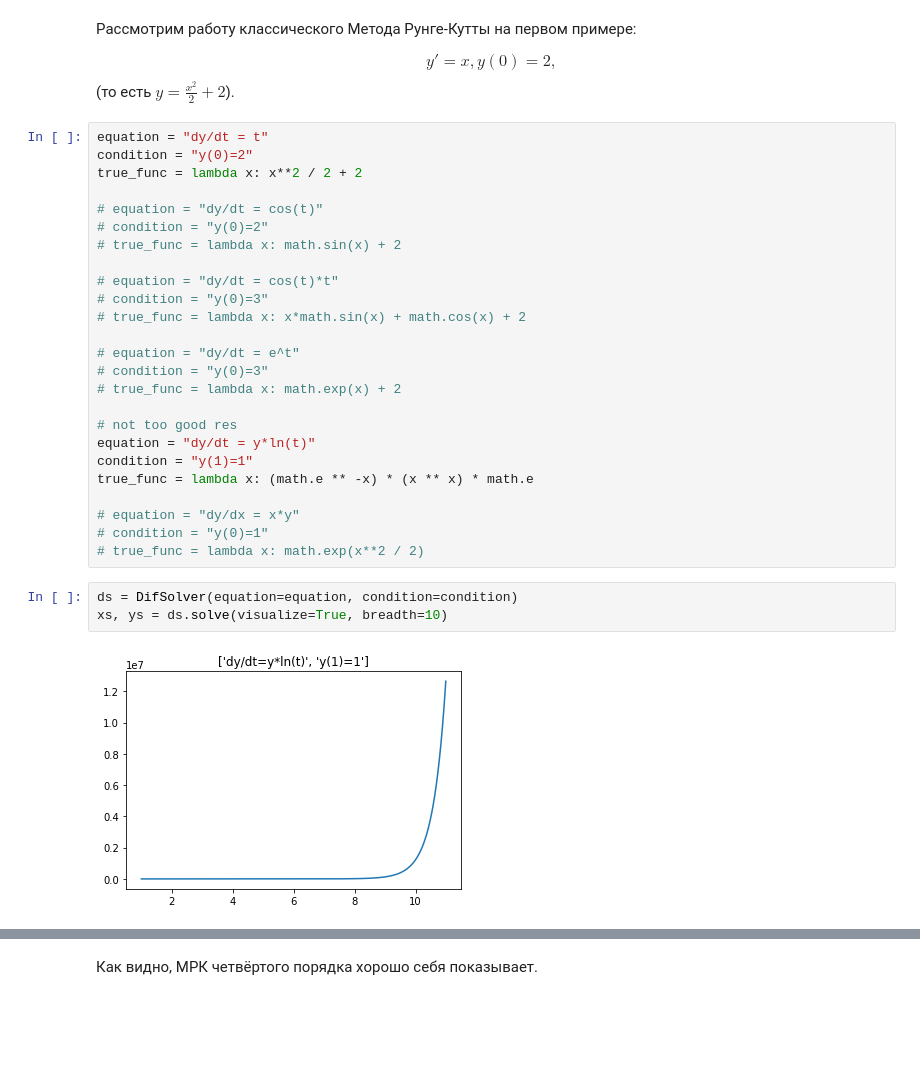
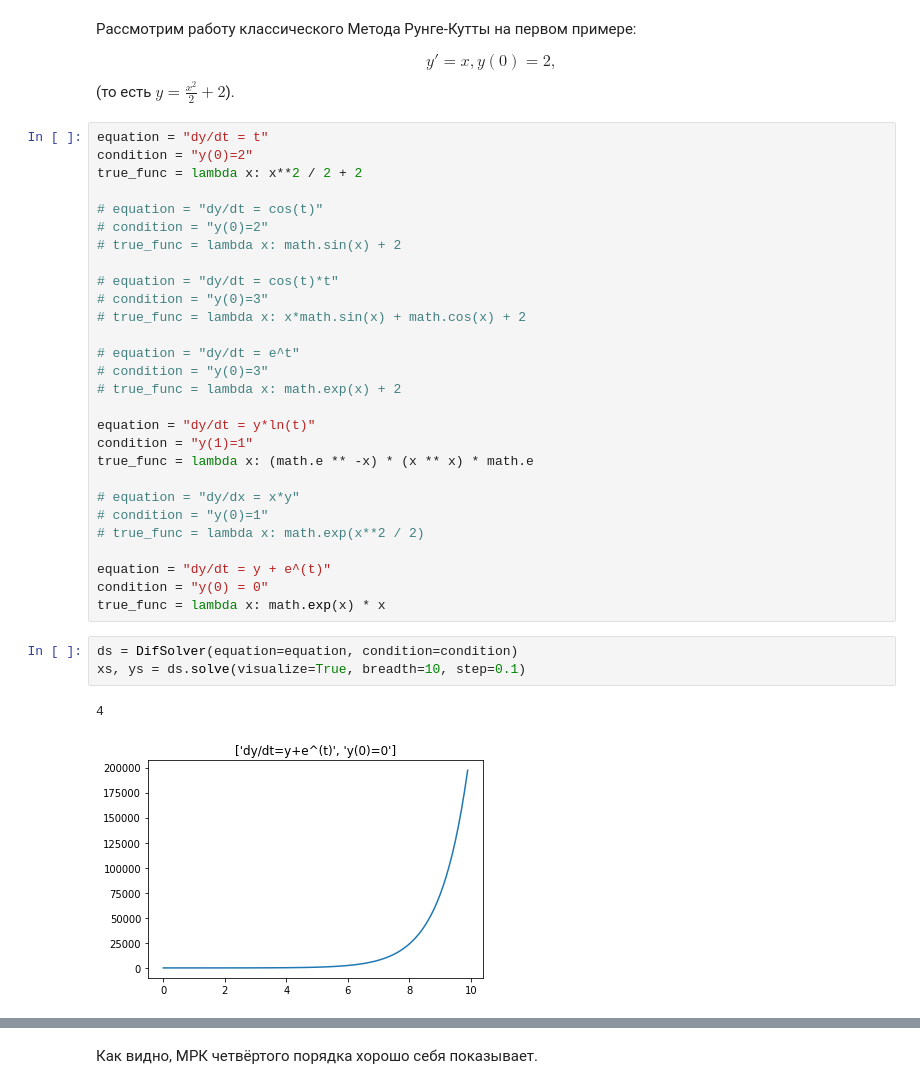
Before and after one commit to matveevk/Differential-Equations-Solver, a Jupyter notebook: runge_kutta_research.ipynb, the cells around one changed output, grey strips where cells are left out. Drawn from its saved outputs; the diff is of its cells as text; blank space fills up the shorter version.

```diff
--- a/runge_kutta_research.ipynb
+++ b/runge_kutta_research.ipynb
@@ -65,7 +197,6 @@ true_func = lambda x: x**2 / 2 + 2
 # condition = "y(0)=3"
 # true_func = lambda x: math.exp(x) + 2
 
-# not too good res
 equation = "dy/dt = y*ln(t)"
 condition = "y(1)=1"
 true_func = lambda x: (math.e ** -x) * (x ** x) * math.e
@@ -73,10 +204,15 @@ true_func = lambda x: (math.e ** -x) * (x ** x) * math.e
 # equation = "dy/dx = x*y"
 # condition = "y(0)=1"
 # true_func = lambda x: math.exp(x**2 / 2)
+
+equation = "dy/dt = y + e^(t)"
+condition = "y(0) = 0"
+true_func = lambda x: math.exp(x) * x
 # %%
 ds = DifSolver(equation=equation, condition=condition)
-xs, ys = ds.solve(visualize=True, breadth=10)
+xs, ys = ds.solve(visualize=True, breadth=10, step=0.1)
 # %% [output]
+4
-[figure, old version]
+[figure, new version]
 # %%
 ys_true = list(map(true_func, xs))
```
Also changed, not shown: parts of 26 cells of this notebook.
